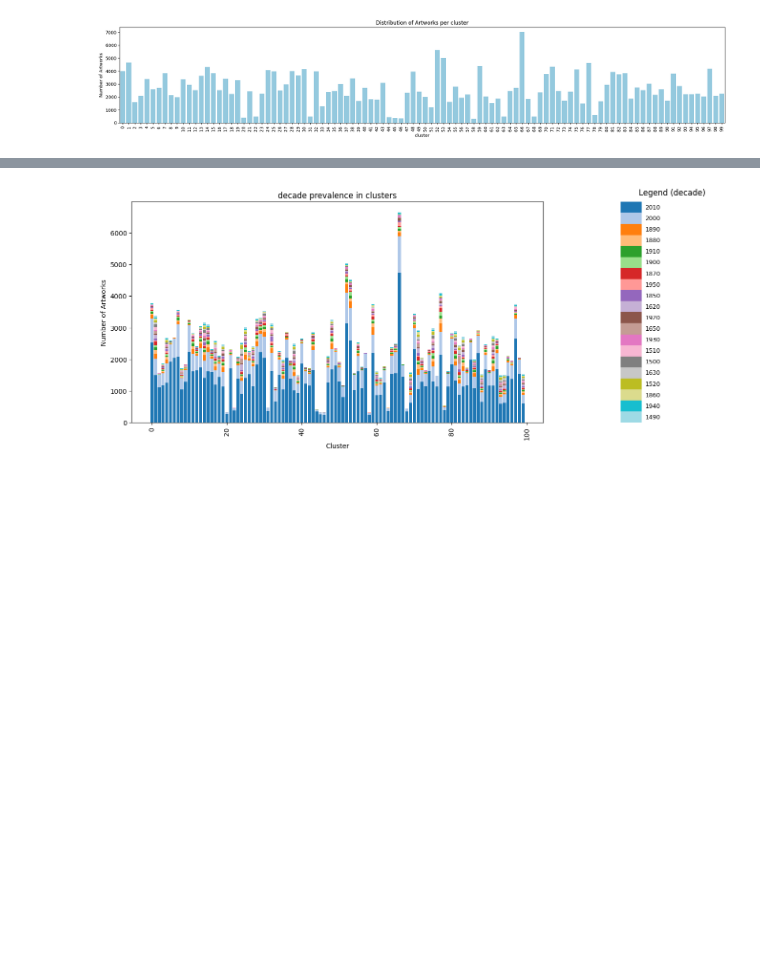
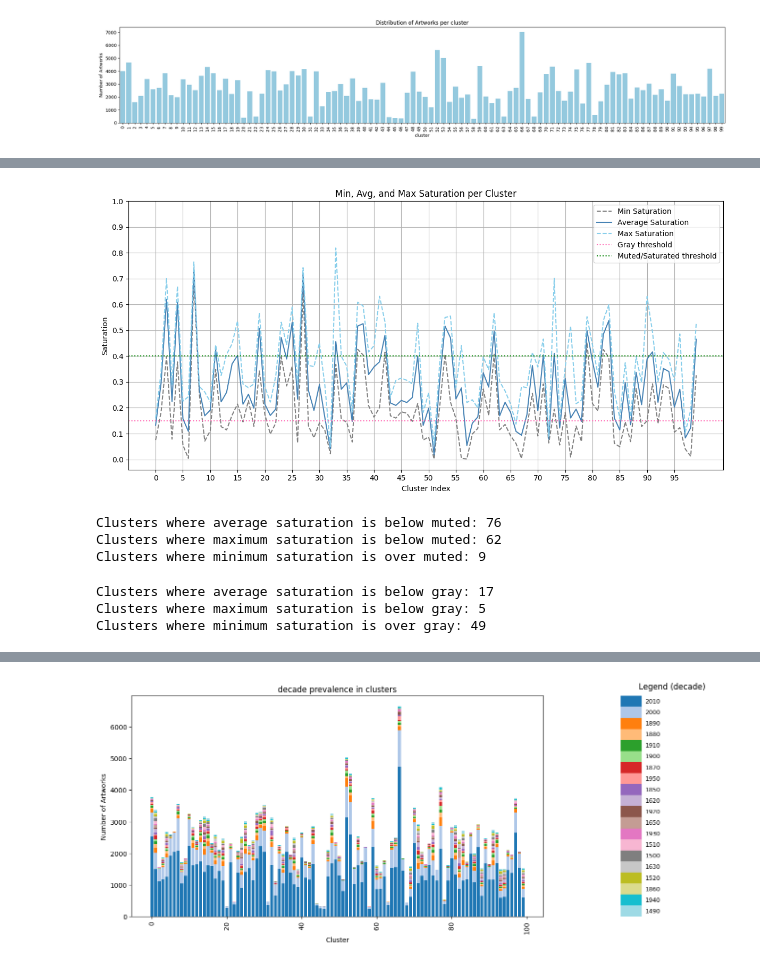
Before and after one commit to vieira-giulia/art_data_mining, a Jupyter notebook: 01_artwork_clustering/artwork_clustering.ipynb, the cells around one changed output, grey strips where cells are left out. Saved outputs shown, nothing was run; the diff lists cells and outputs as text; code cells hidden in the pictures; blank space fills up the shorter version.

```diff
--- a/01_artwork_clustering/artwork_clustering.ipynb
+++ b/01_artwork_clustering/artwork_clustering.ipynb
@@ -127,0 +289,50 @@ plotter.plot_artwork_distribution(artworks_df, "cluster")
+# %%
+muted = 0.4
+gray = 0.15
+# %%
+import matplotlib.pyplot as plt
+import numpy as np
+
+def plot_sats_stats(min_S, avg_S, max_S, muted=0.4, gray=0.15):
+    clusters = np.arange(len(min_S))  # assuming all arrays have the same length
+
+    plt.figure(figsize=(12, 6))
+
+    plt.plot(clusters, min_S, label='Min Saturation', color='gray', linestyle='--')
+    plt.plot(clusters, avg_S, label='Average Saturation', color='steelblue')
+    plt.plot(clusters, max_S, label='Max Saturation', color='skyblue', linestyle='--')
+
+    plt.axhline(y=gray, color='hotpink', linestyle=':', linewidth=1.5, label='Gray threshold')
+    plt.axhline(y=muted, color='green', linestyle=':', linewidth=1.5, label='Muted/Saturated threshold')
+
+    plt.xlabel('Cluster Index')
+    plt.ylabel('Saturation')
+    plt.title('Min, Avg, and Max Saturation per Cluster')
+
+    plt.xticks(clusters[::5])  # Show every 5th cluster index for readability
+    plt.yticks([i/10 for i in range(11)])
+    plt.grid(True)
+    plt.legend()
+
+    plt.tight_layout()
+    plt.show()
+# %%
+plot_sats_stats(centroids_df["min_S"], centroids_df["avg_S"], centroids_df["max_S"])
+# %% [output]
+[figure, added]
+# %%
+print(f"Clusters where average saturation is below muted: {(centroids_df['avg_S'] <= muted).sum()}")
+print(f"Clusters where maximum saturation is below muted: {(centroids_df['max_S'] <= muted).sum()}")
+print(f"Clusters where minimum saturation is over muted: {(centroids_df['min_S'] >= muted).sum()}")
+# %% [output]
+Clusters where average saturation is below muted: 76
+Clusters where maximum saturation is below muted: 62
+Clusters where minimum saturation is over muted: 9
+# %%
+print(f"Clusters where average saturation is below gray: {(centroids_df['avg_S'] <= gray).sum()}")
+print(f"Clusters where maximum saturation is below gray: {(centroids_df['max_S'] <= gray).sum()}")
+print(f"Clusters where minimum saturation is over gray: {(centroids_df['min_S'] >= gray).sum()}")
+# %% [output]
+Clusters where average saturation is below gray: 17
+Clusters where maximum saturation is below gray: 5
+Clusters where minimum saturation is over gray: 49
```
Also changed, not shown: parts of 50 cells of this notebook, 13 other files.
